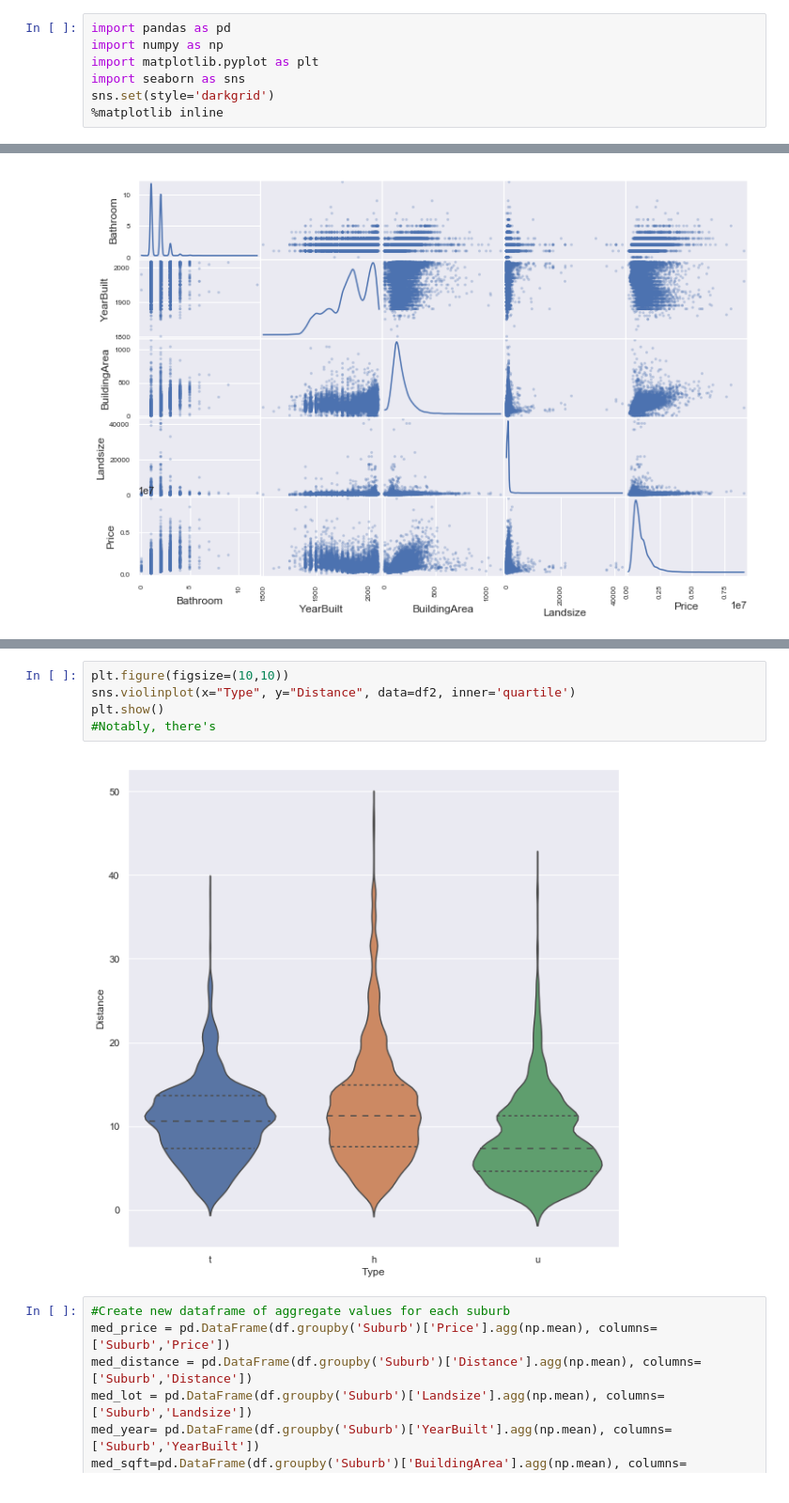
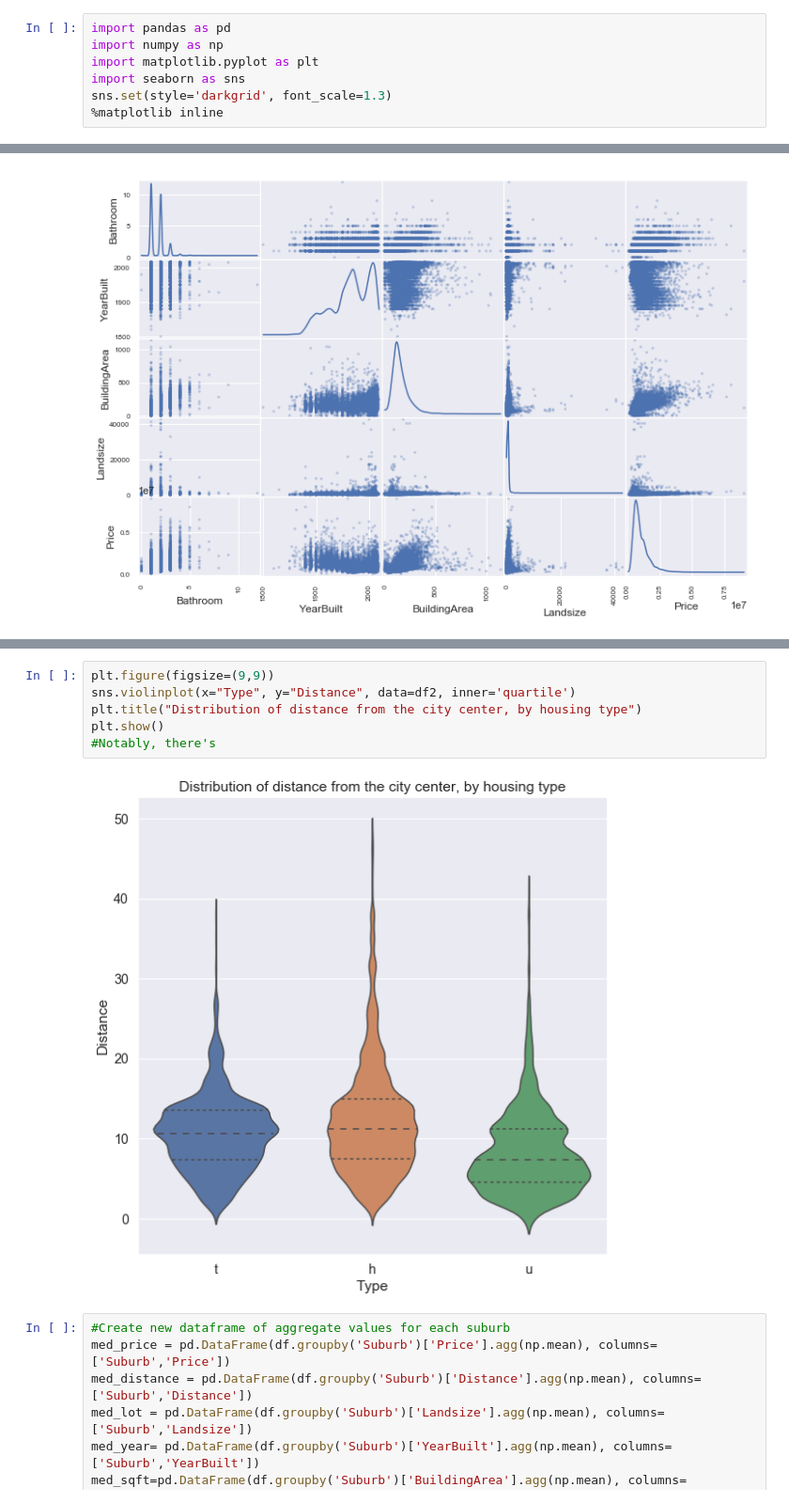
Before and after one commit to drewlehe/Capstone, a Jupyter notebook: Melbourne PCA, GMM Clustering and Classification of Suburbs.ipynb, the cells around one changed output, grey strips where cells are left out. Shown at 94% size. Cells and saved outputs as stored; diff of their text form.

```diff
--- a/Melbourne PCA, GMM Clustering and Classification of Suburbs.ipynb
+++ b/Melbourne PCA, GMM Clustering and Classification of Suburbs.ipynb
@@ -16,7 +13,7 @@ import pandas as pd
 import numpy as np
 import matplotlib.pyplot as plt
 import seaborn as sns
-sns.set(style='darkgrid')
+sns.set(style='darkgrid', font_scale=1.3)
 %matplotlib inline
 # %%
 df=pd.read_csv('Melbourne_housing.csv')
@@ -56,10 +55,11 @@ plt.show()
 # %%
-plt.figure(figsize=(10,10))
+plt.figure(figsize=(9,9))
 sns.violinplot(x="Type", y="Distance", data=df2, inner='quartile')
+plt.title("Distribution of distance from the city center, by housing type")
 plt.show()
 #Notably, there's
 # %% [output]
-[figure, old version]
+[figure, new version]
 # %%
 #Create new dataframe of aggregate values for each suburb
 med_price = pd.DataFrame(df.groupby('Suburb')['Price'].agg(np.mean), columns=['Suburb','Price'])
```
Also changed, not shown: parts of 24 cells of this notebook, 1 other file.
